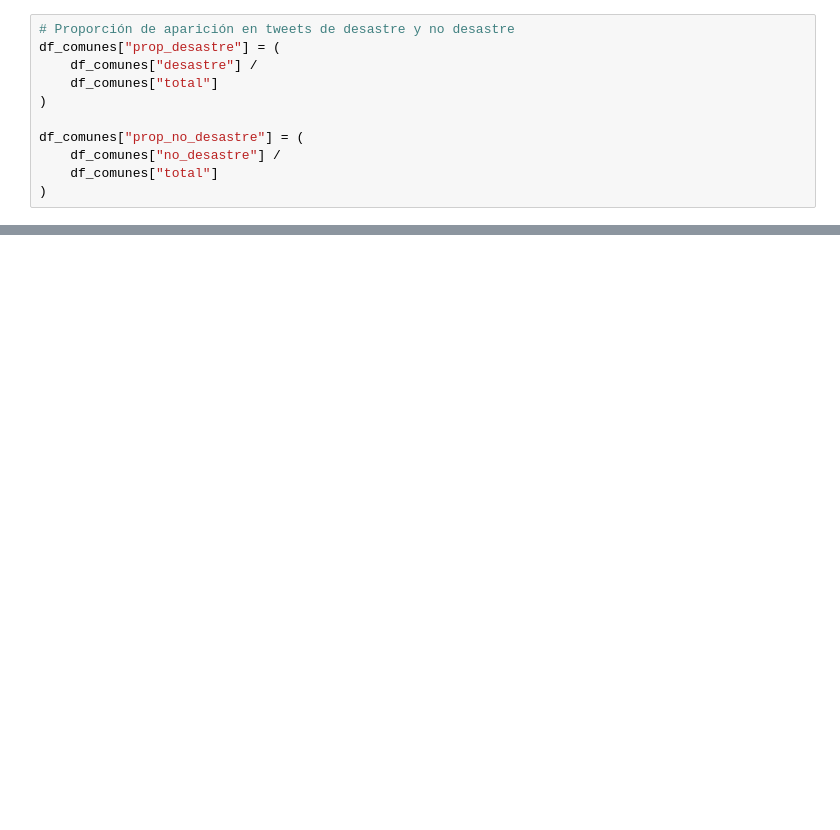
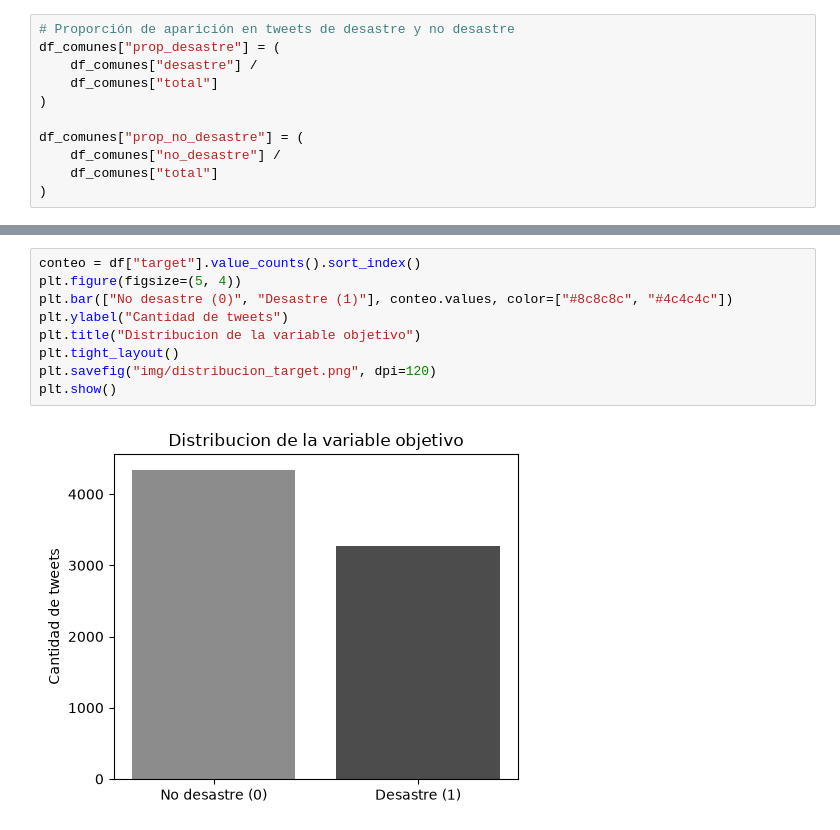
Before and after one commit to JAVIERCLO/lab5_DS, a Jupyter notebook: lab5.ipynb, the cells around one changed output, grey strips where cells are left out. Drawn from its saved outputs; the diff is of its cells as text; blank space fills up the shorter version.

```diff
--- a/lab5.ipynb
+++ b/lab5.ipynb
@@ -215,0 +246,11 @@ bigramas_no_desastre.sort_values(
+# %%
+conteo = df["target"].value_counts().sort_index()
+plt.figure(figsize=(5, 4))
+plt.bar(["No desastre (0)", "Desastre (1)"], conteo.values, color=["#8c8c8c", "#4c4c4c"])
+plt.ylabel("Cantidad de tweets")
+plt.title("Distribucion de la variable objetivo")
+plt.tight_layout()
+plt.savefig("img/distribucion_target.png", dpi=120)
+plt.show()
+# %% [output]
+[figure, added]
```
Also changed, not shown: parts of 47 cells of this notebook, 9 other files.
